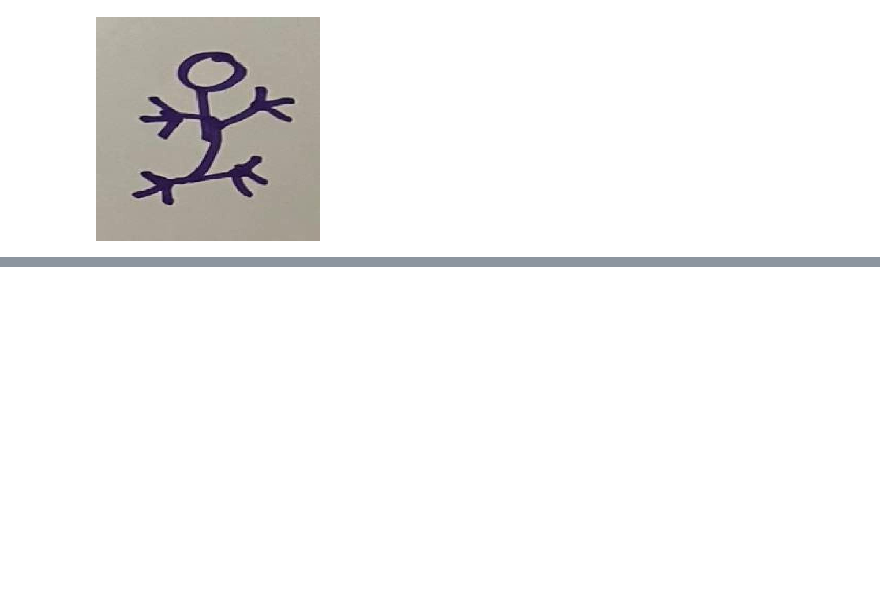
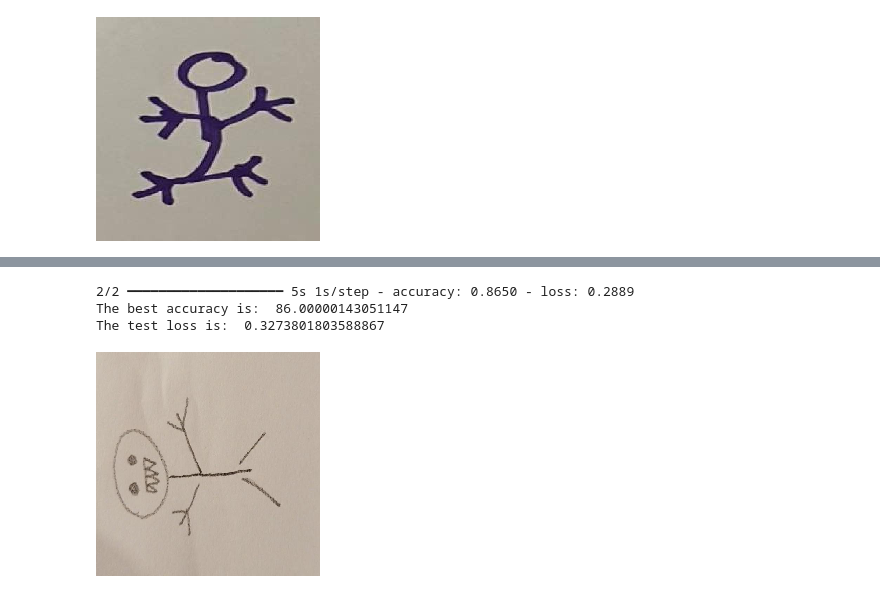
Before and after one commit to HebaHamdan2/Psychological-Classification-of-Children-Drawings, a Jupyter notebook: ResNet50.ipynb, the cells around one changed output, grey strips where cells are left out. Cells and saved outputs as stored; diff of their text form; code cells hidden in the pictures; blank space fills up the shorter version.

```diff
--- a/ResNet50.ipynb
+++ b/ResNet50.ipynb
@@ -171,0 +209,16 @@ class_names[class_id.item()]
+# %%
+# Evaluate the model
+test_loss, test_acc = model.evaluate(test_generator)
+print("The best accuracy is: ", test_acc * 100)
+print("The test loss is: ", test_loss)
+# %% [output]
+2/2 ━━━━━━━━━━━━━━━━━━━━ 5s 1s/step - accuracy: 0.8650 - loss: 0.2889
+The best accuracy is:  86.00000143051147
+The test loss is:  0.3273801803588867
+# %%
+img = tf.keras.preprocessing.image.load_img('./anamelClassification.v1i.multiclass/test/Anger and aggression/IMG-20240403-WA0051_jpg.rf.22befa29342a0cdb271b0a3dd2a23b7e.jpg', target_size=(224, 224))
+img_array = tf.keras.preprocessing.image.img_to_array(img)
+img_array = np.array([img_array])
+img
+# %% [output]
+[figure, added]
```
Also changed, not shown: parts of 11 cells of this notebook.
